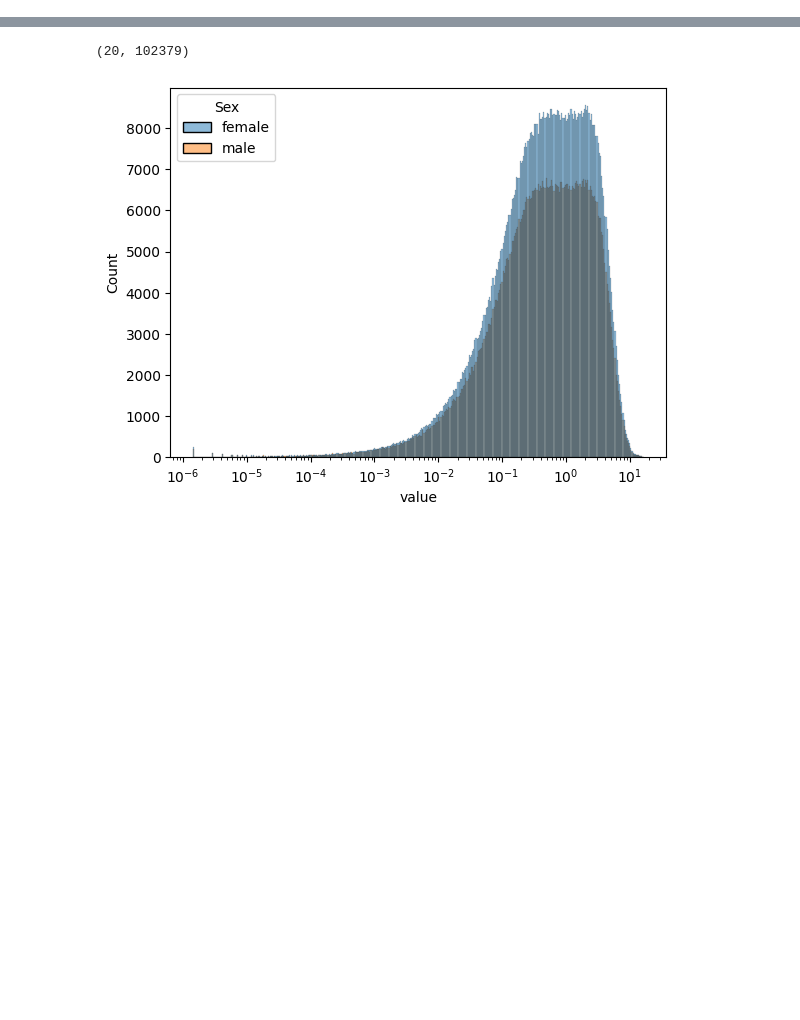
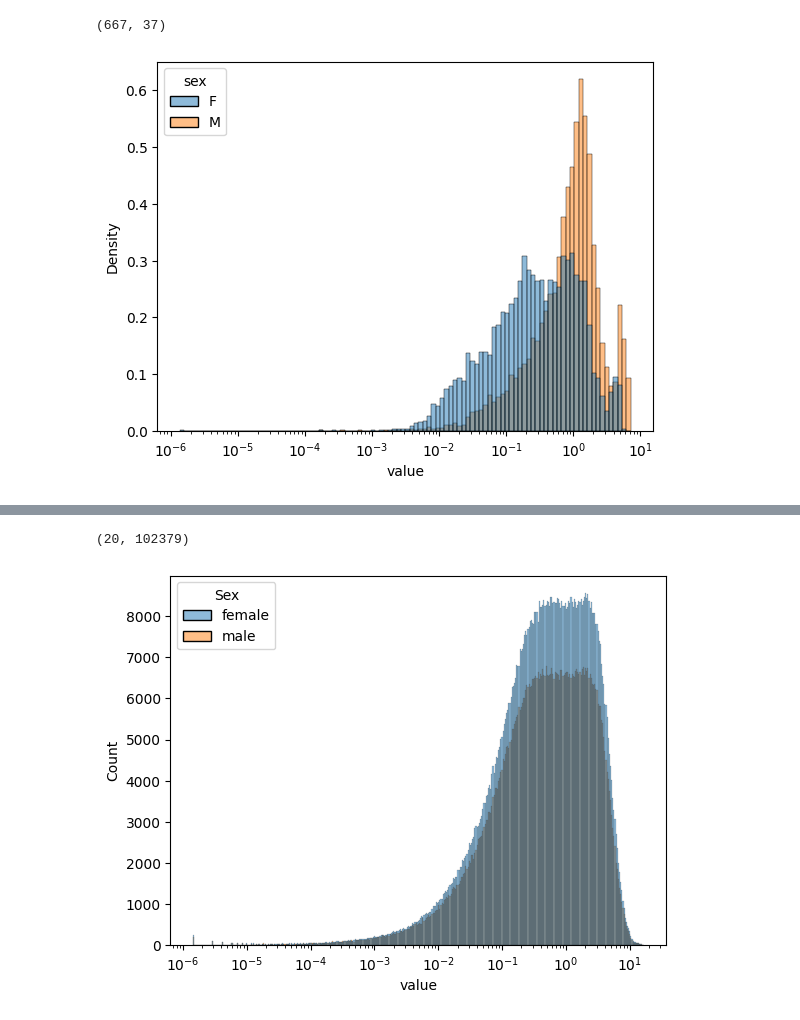
Before and after one commit to zodelheim/sea-infer-rna-seq, a Jupyter notebook: notebooks/HistplotSexIntensity.ipynb, the cells around one changed output, grey strips where cells are left out. Saved outputs shown, nothing was run; the diff lists cells and outputs as text; code cells hidden in the pictures; blank space fills up the shorter version.

```diff
--- a/notebooks/HistplotSexIntensity.ipynb
+++ b/notebooks/HistplotSexIntensity.ipynb
@@ -52,0 +77,16 @@ data_heart_header.set_index("Run", inplace=True)
+# %%
+data_gtf = pd.read_hdf(fdir_processed / f'geuvadis.preprocessed.h5', key = 'gtf')
+data_gtf = data_gtf.loc[data_gtf['seqname'] == chromosome]
+
+data_header = pd.read_hdf(fdir_processed / f'geuvadis.preprocessed.h5', key='header')
+
+data_geuvadis =  pd.read_hdf(fdir_processed / f'geuvadis.preprocessed.h5', key = 'geuvadis')
+data_geuvadis = data_geuvadis[data_gtf.index]
+
+
+adata = anndata.AnnData(X=data_geuvadis,
+                        var=data_gtf.loc[data_geuvadis.columns],
+                        obs=data_header.loc[data_geuvadis.index])
+
+data_geuvadis['sex'] =  data_header.loc[data_geuvadis.index, 'Sex']
+data_geuvadis
@@ -52,0 +107,7 @@ data_heart_header.set_index("Run", inplace=True)
+# %%
+sns.histplot(data_geuvadis.melt('sex'), x='value', hue='sex', log_scale=True,
+             stat='density')
+data_geuvadis.shape
+# %% [output]
+(667, 37)
+[figure, added]
```
Also changed, not shown: parts of 25 cells of this notebook.
